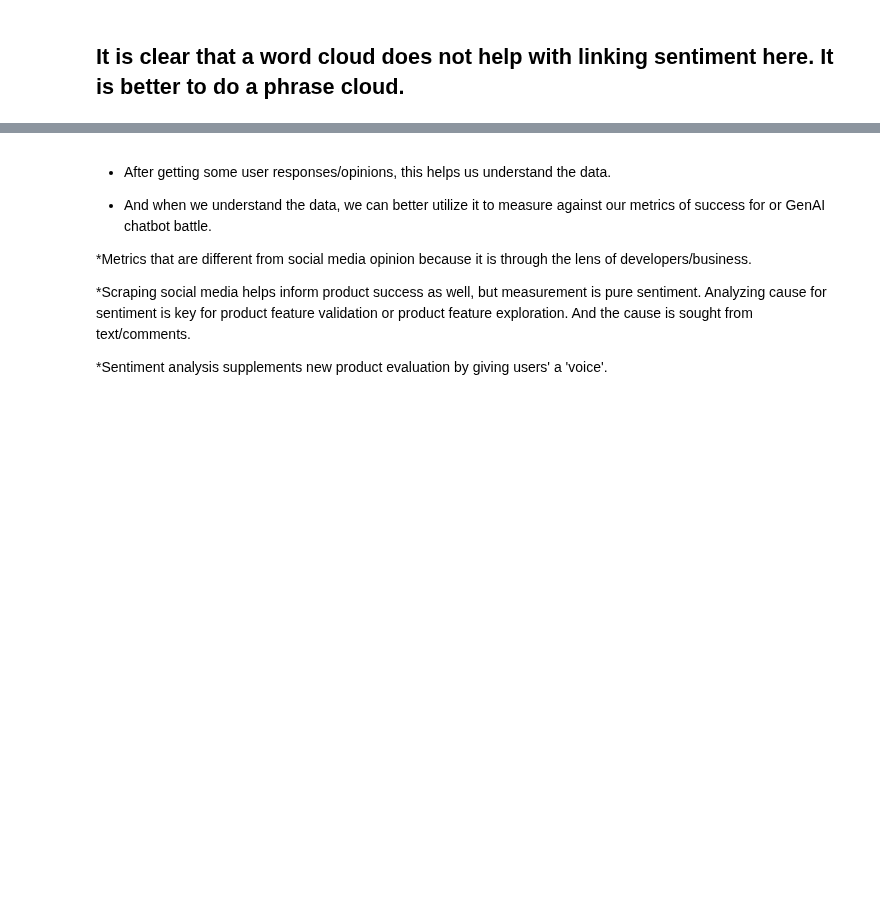
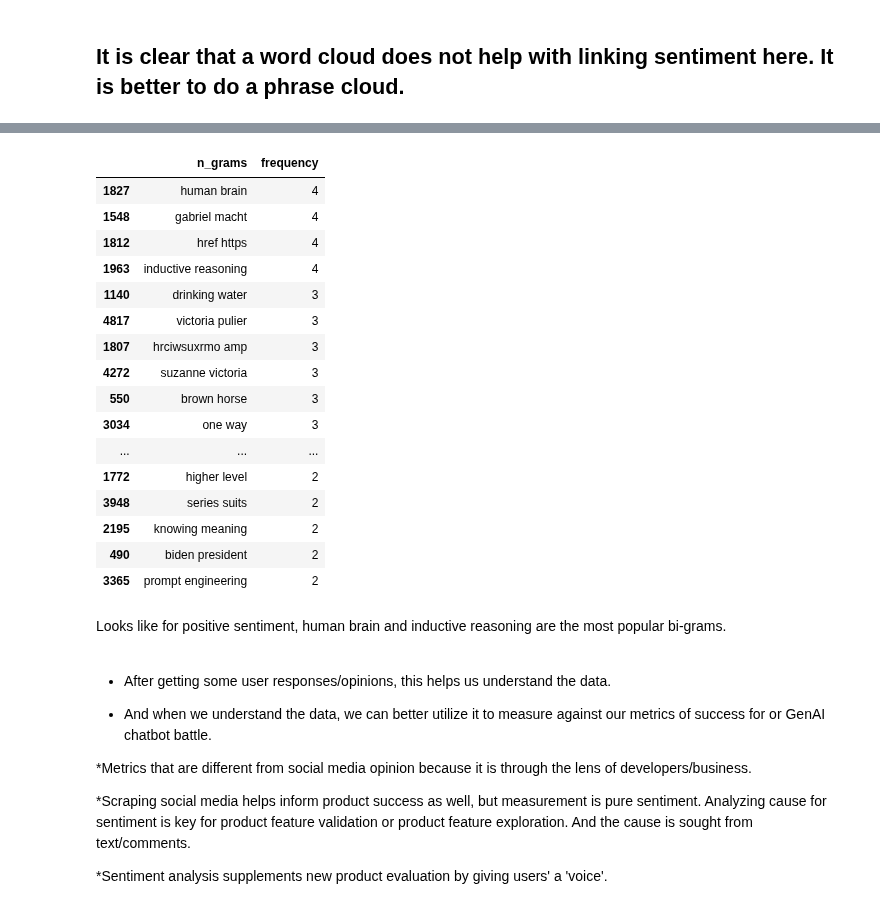
Before and after one commit to mindyng/2023-Business-Projects, a Jupyter notebook: sentiment-analysis-on-llm-chatbots.ipynb, the cells around one changed output, grey strips where cells are left out. Drawn from its saved outputs; the diff is of its cells as text; code cells hidden in the pictures; blank space fills up the shorter version.

Commit message:
Kaggle Notebook | Sentiment Analysis on LLM Chatbots | Version 8

```diff
--- a/sentiment-analysis-on-llm-chatbots.ipynb
+++ b/sentiment-analysis-on-llm-chatbots.ipynb
@@ -514,3 +488,27 @@ plt.show()
+# %%
+# trying to get multiple-gram strings
+multi_grams = df_test.query('n_grams.str.count(" ") == [1]')
+multi_grams.sort_values(by='frequency', ascending=False)[:20]
+# %% [output]
+|  | n_grams | frequency |
+| 1827 | human brain | 4 |
+| 1548 | gabriel macht | 4 |
+| 1812 | href https | 4 |
+| 1963 | inductive reasoning | 4 |
+| 1140 | drinking water | 3 |
+| 4817 | victoria pulier | 3 |
+| 1807 | hrciwsuxrmo amp | 3 |
+| 4272 | suzanne victoria | 3 |
+| 550 | brown horse | 3 |
+| 3034 | one way | 3 |
+| ... | ... | ... |
+| 1772 | higher level | 2 |
+| 3948 | series suits | 2 |
+| 2195 | knowing meaning | 2 |
+| 490 | biden president | 2 |
+| 3365 | prompt engineering | 2 |
+# %% [markdown]
+Looks like for positive sentiment, human brain and inductive reasoning are the most popular bi-grams.
 # %%
 # bi- and tri-grams only
 # word_vectorizer2 = CountVectorizer(ngram_range=(2,3), analyzer='word', stop_words = list(stopwords))
```
Also changed, not shown: parts of 18 cells of this notebook.
